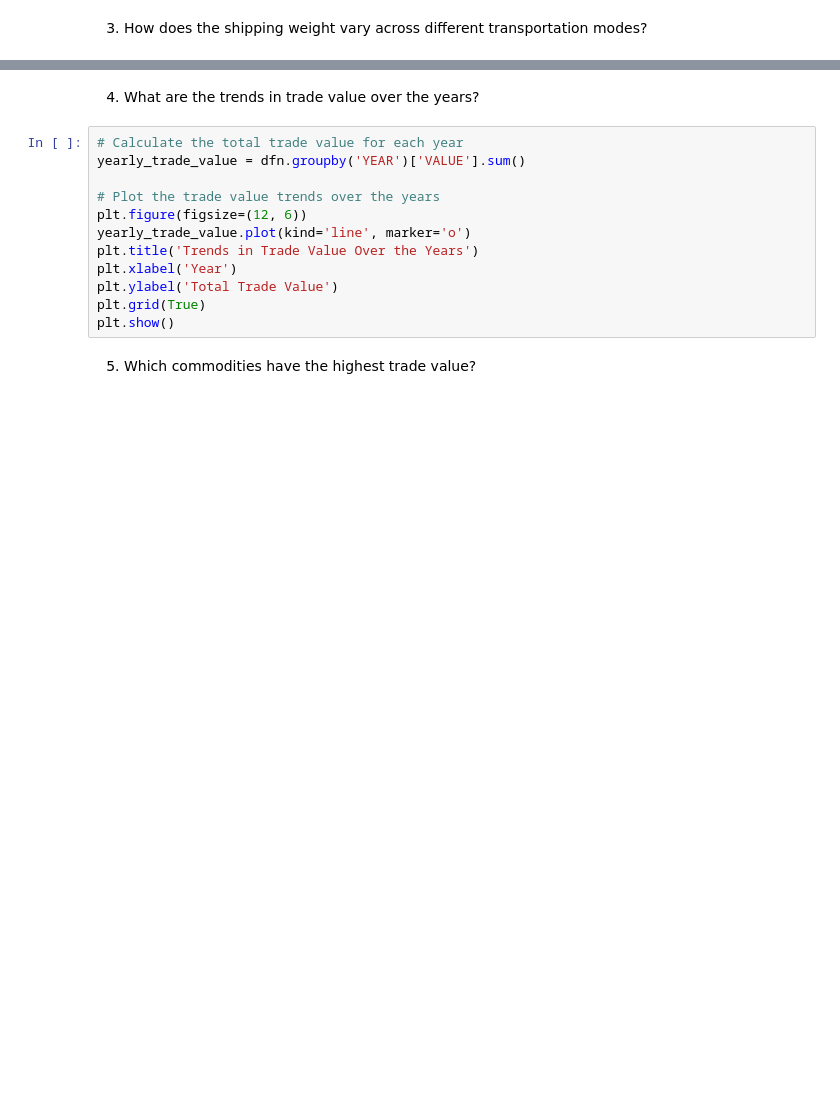
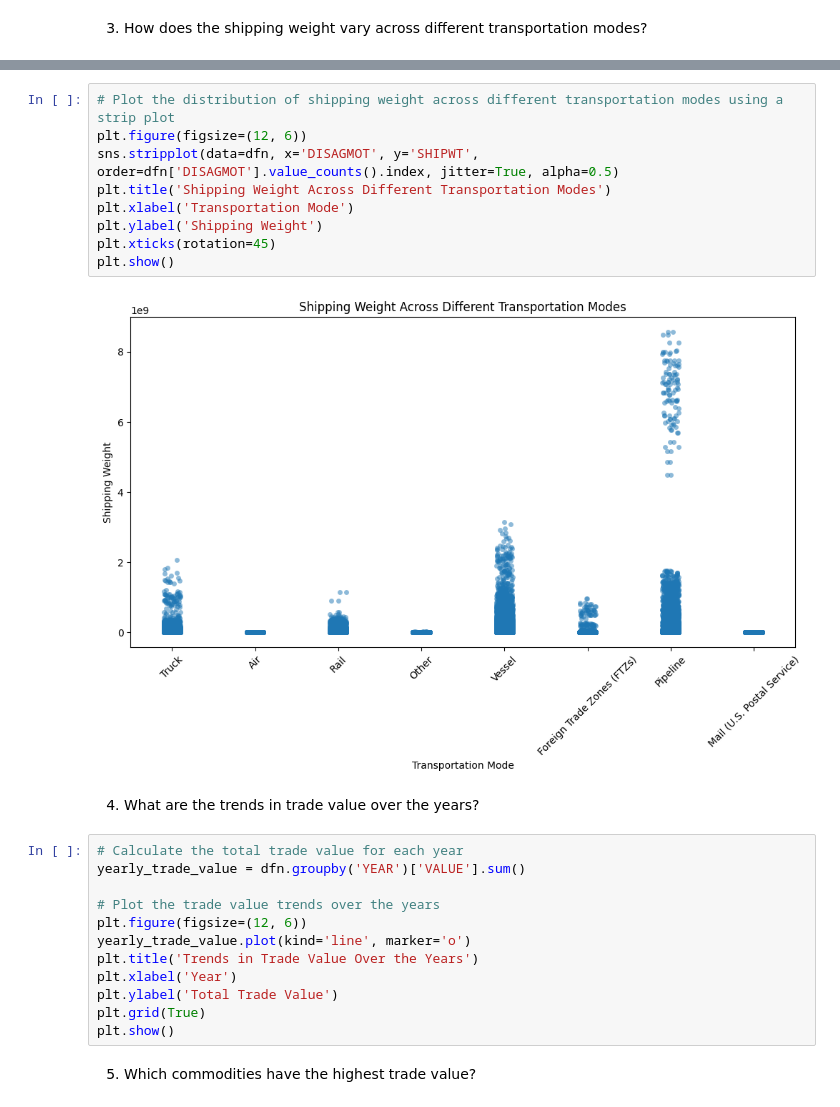
Before and after one commit to Victor-Osei/TransBorder-Freight-Data-Analysis, a Jupyter notebook: mainnew.ipynb, the cells around one changed output, grey strips where cells are left out. Cells and saved outputs as stored; diff of their text form; blank space fills up the shorter version.

```diff
--- a/mainnew.ipynb
+++ b/mainnew.ipynb
@@ -1532,3 +1532,14 @@ plt.show()
+# %%
+# Plot the distribution of shipping weight across different transportation modes using a strip plot
+plt.figure(figsize=(12, 6))
+sns.stripplot(data=dfn, x='DISAGMOT', y='SHIPWT', order=dfn['DISAGMOT'].value_counts().index, jitter=True, alpha=0.5)
+plt.title('Shipping Weight Across Different Transportation Modes')
+plt.xlabel('Transportation Mode')
+plt.ylabel('Shipping Weight')
+plt.xticks(rotation=45)
+plt.show()
+# %% [output]
+[figure, added]
 # %% [markdown]
 4. What are the trends in trade value over the years?
 # %%
```
Also changed, not shown: parts of 4 cells of this notebook, 1 other file.
